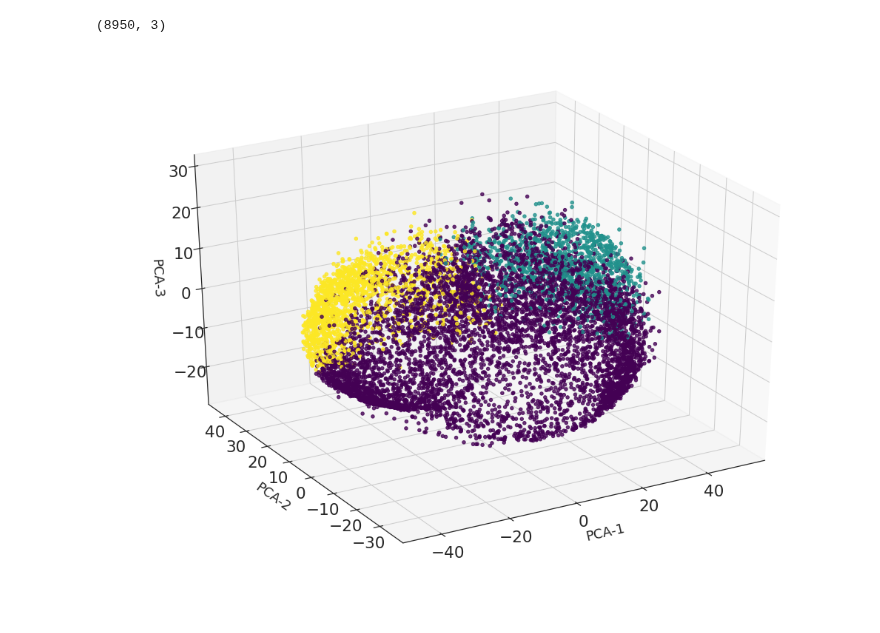
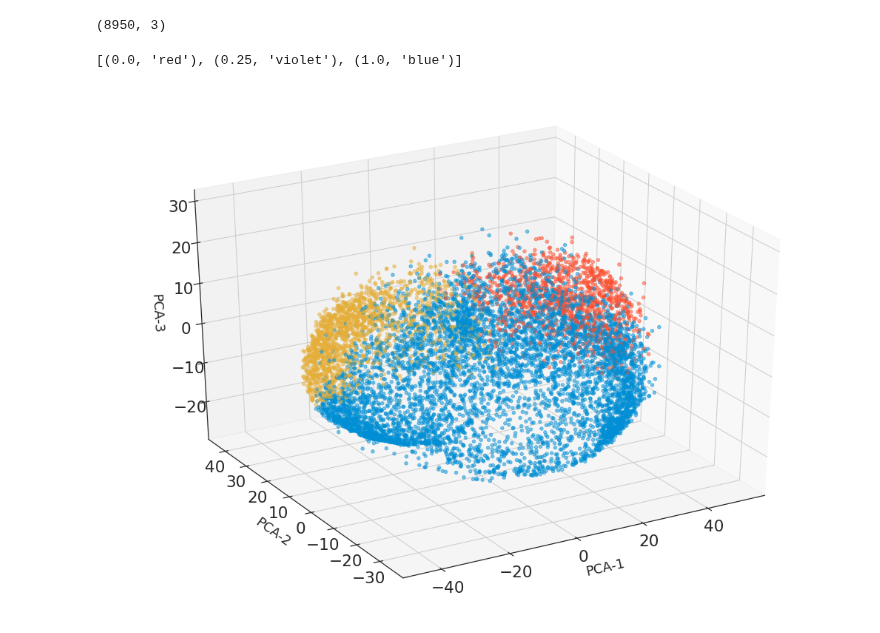
Before and after one commit to adhang/data-science-digital-skola, a Jupyter notebook: 19. Machine Learning/Learn - Clustering.ipynb, the cells around one changed output. Cells and saved outputs as stored; diff of their text form; code cells hidden in the pictures.

```diff
--- a/19. Machine Learning/Learn - Clustering.ipynb
+++ b/19. Machine Learning/Learn - Clustering.ipynb
@@ -920,3 +930,10 @@ ax.set_title("Customers Segmentation based on their Credit Card usage bhaviour."
 plt.show()
 # %% [output]
 [figure]
+# %%
+model = KMedoids(n_clusters=3, random_state=1)
+
+model.fit(X_std)
+
+data_std['kmedoids_cluster'] = model.labels_
+data['kmedoids_cluster'] = model.labels_
@@ -931,34 +992,53 @@ X_PCA = pca.transform(dist)
 X_PCA.shape
 # %% [output]
 (8950, 3)
+# %%
+x,y,c = zip(*np.random.rand(30,3)*4-2)
+
+cvals  = [-2., -1, 2]
+colors = ["red","violet","blue"]
+
+norm=plt.Normalize(min(cvals),max(cvals))
+tuples = list(zip(map(norm,cvals), colors))
+tuples
+# %% [output]
+[(0.0, 'red'), (0.25, 'violet'), (1.0, 'blue')]
+# %%
+cvals = [0, 1, 2] # color locations
+colors = [(0/255, 143/255, 213/255),
+          (252/255, 79/255, 48/255),
+          (229/255, 174/255, 56/255)]  # color values
+
+mapping = list(zip(cvals, colors))
+cmap = LinearSegmentedColormap.from_list("", colors)
 # %%
 x, y, z = X_PCA[:, 0], X_PCA[:, 1], X_PCA[:, 2]
 
 data_dummy = pd.DataFrame({'x': x, 'y':y, 'z':z, 'label':data_std['kmeans_cluster']})
 
 data_dummy['colors'] = data_dummy['label'].replace({'0': '#008FD5', '1': '#FC4F30', '2':'#E5AE38'})
 
 fig = plt.figure(figsize=(16,12), facecolor='w')
 ax = fig.add_subplot(projection='3d')
 
 data_x = data_dummy['x']
 data_y = data_dummy['y']
 data_z = data_dummy['z']
 
 color = data_dummy['colors']
 
 ax.scatter(data_x, data_y, data_z,
-          c=color, cmap='viridis',
-          marker='o', alpha=0.8)
+          c=data_dummy['label'], cmap=cmap,
+          marker='o', alpha=0.5)
 
 ax.set_xlabel('PCA-1', labelpad=15)
 ax.set_ylabel('PCA-2', labelpad=15)
 ax.set_zlabel('PCA-3', labelpad=15)
 
 for i in ['x','y','z']:
   ax.tick_params(axis=i, pad=5, labelsize='large')
 
 ax.view_init(elev=30, azim=-120)
 plt.show()
 # %% [output]
-[figure, old version]
+[figure, new version]
```
Also changed, not shown: parts of 10 cells of this notebook.
